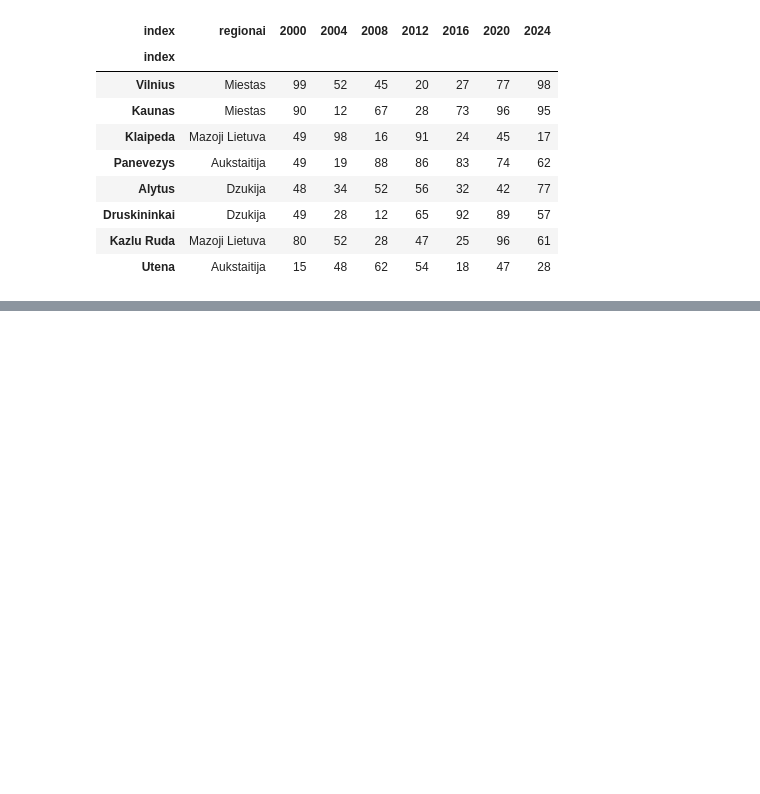
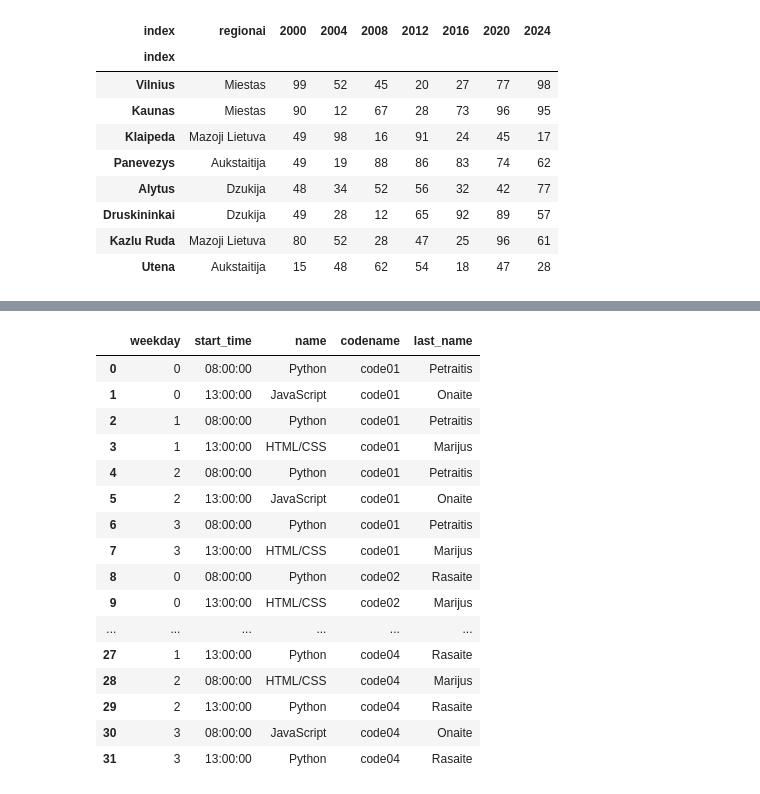
Before and after one commit to infohata/course-python-basic, a Jupyter notebook: PTU20_live/praktinis_pandas.ipynb, the cells around one changed output, grey strips where cells are left out. Saved outputs shown, nothing was run; the diff lists cells and outputs as text; code cells hidden in the pictures; blank space fills up the shorter version.

```diff
--- a/PTU20_live/praktinis_pandas.ipynb
+++ b/PTU20_live/praktinis_pandas.ipynb
@@ -695,0 +829,4 @@ iki_2010.join(po_2010, lsuffix='', rsuffix=':R').drop(columns='regionai:R')
+# %%
+school_engine = create_engine('sqlite:///db/school/school.db')
+schedule = pd.read_sql('schedule', con=school_engine)
+schedule.head()
@@ -695,0 +840,27 @@ iki_2010.join(po_2010, lsuffix='', rsuffix=':R').drop(columns='regionai:R')
+# %%
+query = '''SELECT weekday, start_time, subject.name, codename, teacher.last_name
+FROM schedule
+JOIN subject ON schedule.subject_id=subject.id
+JOIN classroom ON schedule.classroom_id=classroom.id
+JOIN teacher ON schedule.teacher_id=teacher.id;
+'''
+nice_schedule = pd.read_sql_query(query, con=school_engine)
+nice_schedule
+# %% [output]
+|  | weekday | start_time | name | codename | last_name |
+| 0 | 0 | 08:00:00 | Python | code01 | Petraitis |
+| 1 | 0 | 13:00:00 | JavaScript | code01 | Onaite |
+| 2 | 1 | 08:00:00 | Python | code01 | Petraitis |
+| 3 | 1 | 13:00:00 | HTML/CSS | code01 | Marijus |
+| 4 | 2 | 08:00:00 | Python | code01 | Petraitis |
+| 5 | 2 | 13:00:00 | JavaScript | code01 | Onaite |
+| 6 | 3 | 08:00:00 | Python | code01 | Petraitis |
+| 7 | 3 | 13:00:00 | HTML/CSS | code01 | Marijus |
+| 8 | 0 | 08:00:00 | Python | code02 | Rasaite |
+| 9 | 0 | 13:00:00 | HTML/CSS | code02 | Marijus |
+| ... | ... | ... | ... | ... | ... |
+| 27 | 1 | 13:00:00 | Python | code04 | Rasaite |
+| 28 | 2 | 08:00:00 | HTML/CSS | code04 | Marijus |
+| 29 | 2 | 13:00:00 | Python | code04 | Rasaite |
+| 30 | 3 | 08:00:00 | JavaScript | code04 | Onaite |
+| 31 | 3 | 13:00:00 | Python | code04 | Rasaite |
```
Also changed, not shown: parts of 23 cells of this notebook, 4 other files.
